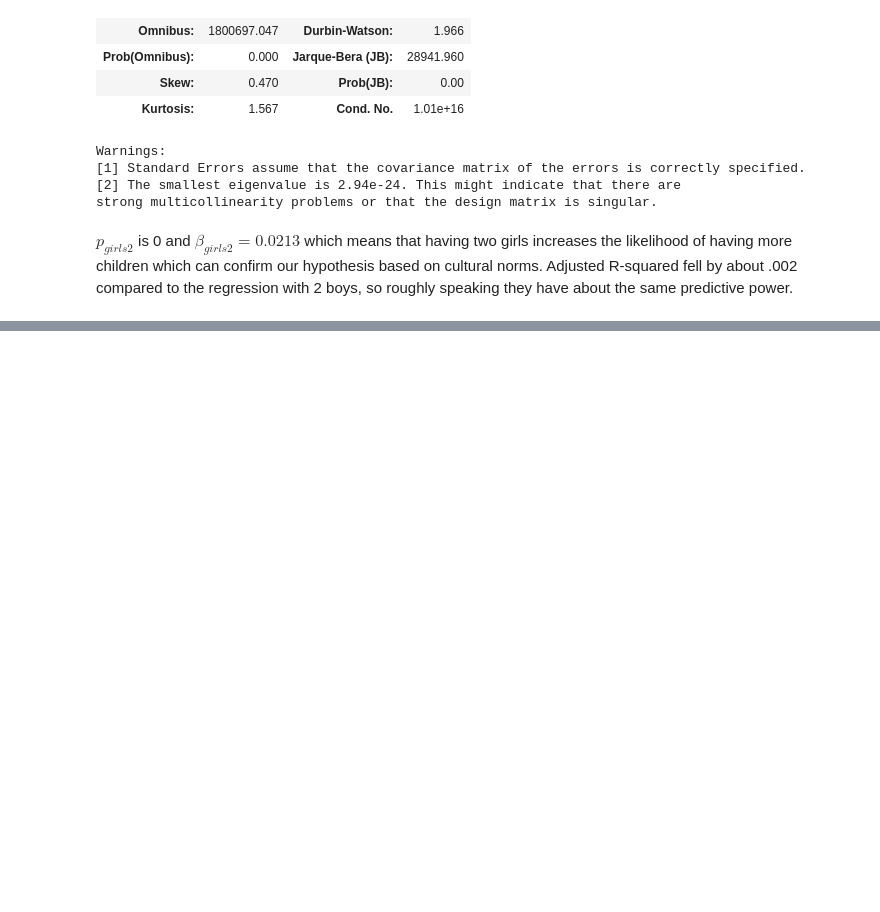
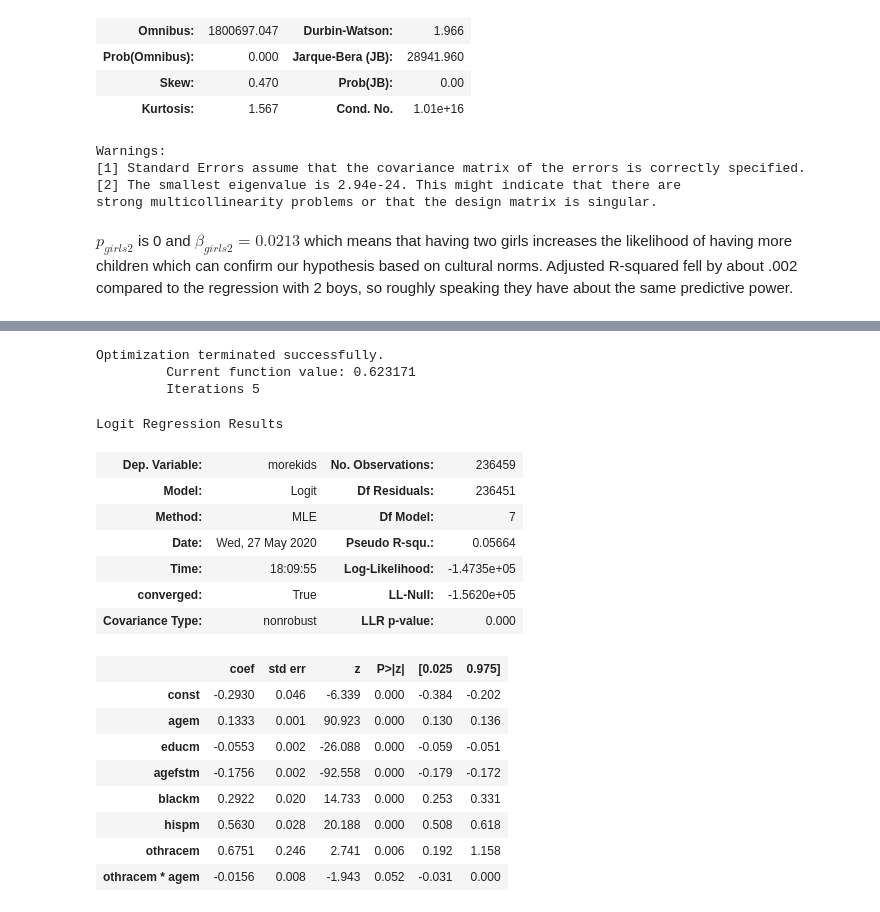
Before and after one commit to WinsonTruong/3rdson, a Jupyter notebook: finding_controls.ipynb, the cells around one changed output, grey strips where cells are left out. Drawn from its saved outputs; the diff is of its cells as text; code cells hidden in the pictures; blank space fills up the shorter version.

Commit message:
Renamed notebooks
added the remaining logit models and made work more legible

```diff
--- a/P1_NB_2 .ipynb
+++ b/finding_controls.ipynb
@@ -297,0 +293,4 @@ $p_{girls2}$ is 0 and $\beta_{girls2} = 0.0213$ which means that having two girl
+# %%
+logit2 = sm.Logit(sample['morekids'],
+                  sm.add_constant(sample[['agem', 'educm', 'agefstm', 'blackm', 'hispm', 'othracem']])).fit()
+logit2.summary()
@@ -297,0 +335,28 @@ $p_{girls2}$ is 0 and $\beta_{girls2} = 0.0213$ which means that having two girl
+# %%
+# Creating the interaction Term
+sample['othracem * agem'] = sample['othracem'] * sample['agem']
+# %%
+logit_interaction = sm.Logit(sample['morekids'],
+                  sm.add_constant(sample[['agem', 'educm', 'agefstm', 'blackm', 'hispm', 'othracem', 'othracem * agem']])).fit()
+logit_interaction.summary()
+# %% [output]
+Optimization terminated successfully.
+         Current function value: 0.623171
+         Iterations 5
+Logit Regression Results
+| Dep. Variable: | morekids | No. Observations: | 236459 |
+| Model: | Logit | Df Residuals: | 236451 |
+| Method: | MLE | Df Model: | 7 |
+| Date: | Wed, 27 May 2020 | Pseudo R-squ.: | 0.05664 |
+| Time: | 18:09:55 | Log-Likelihood: | -1.4735e+05 |
+| converged: | True | LL-Null: | -1.5620e+05 |
+| Covariance Type: | nonrobust | LLR p-value: | 0.000 |
+|  | coef | std err | z | P>|z| | [0.025 | 0.975] |
+| const | -0.2930 | 0.046 | -6.339 | 0.000 | -0.384 | -0.202 |
+| agem | 0.1333 | 0.001 | 90.923 | 0.000 | 0.130 | 0.136 |
+| educm | -0.0553 | 0.002 | -26.088 | 0.000 | -0.059 | -0.051 |
+| agefstm | -0.1756 | 0.002 | -92.558 | 0.000 | -0.179 | -0.172 |
+| blackm | 0.2922 | 0.020 | 14.733 | 0.000 | 0.253 | 0.331 |
+| hispm | 0.5630 | 0.028 | 20.188 | 0.000 | 0.508 | 0.618 |
+| othracem | 0.6751 | 0.246 | 2.741 | 0.006 | 0.192 | 1.158 |
+| othracem * agem | -0.0156 | 0.008 | -1.943 | 0.052 | -0.031 | 0.000 |
```
Also changed, not shown: parts of 17 cells of this notebook.
